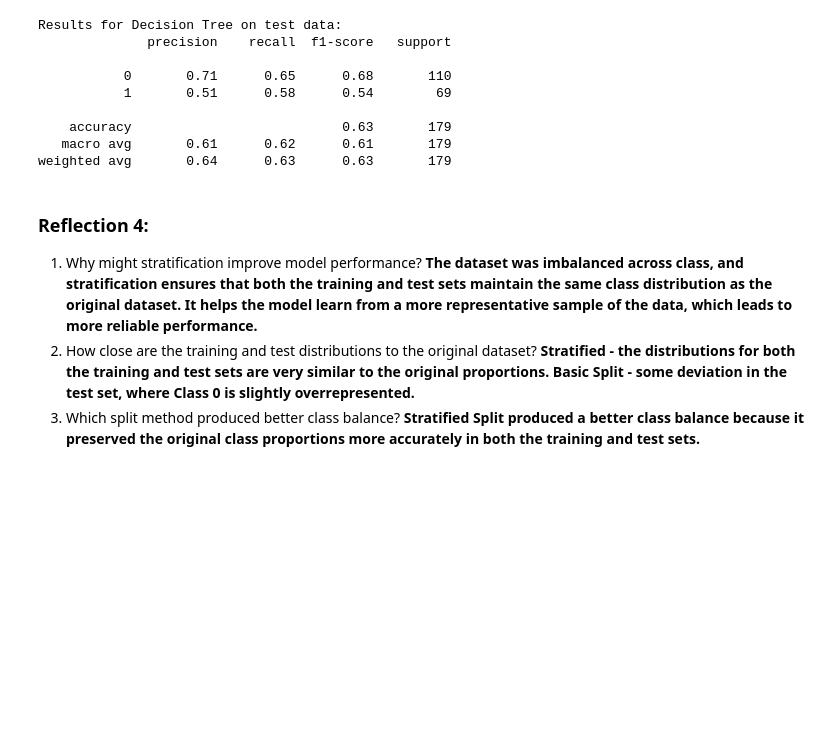
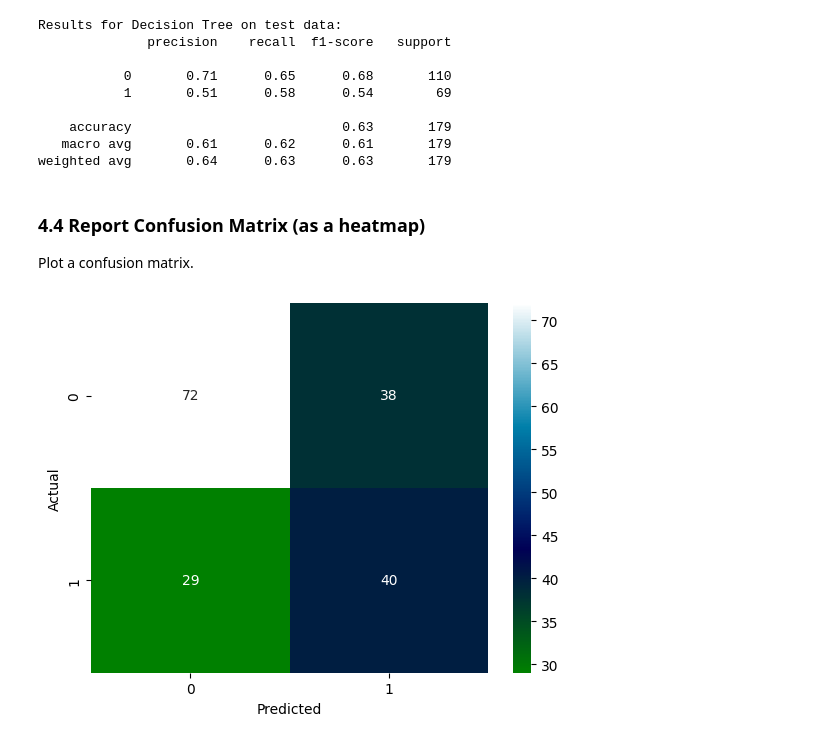
Before and after one commit to Bdowdle4/applied-ml-dowdle, a Jupyter notebook: lab03/ml03_dowdle.ipynb, the cells around one changed output. Drawn from its saved outputs; the diff is of its cells as text; code cells hidden in the pictures; blank space fills up the shorter version.

```diff
--- a/lab03/ml03_dowdle.ipynb
+++ b/lab03/ml03_dowdle.ipynb
@@ -222,9 +223,21 @@ Results for Decision Tree on test data:
     accuracy                           0.63       179
    macro avg       0.61      0.62      0.61       179
 weighted avg       0.64      0.63      0.63       179
-# %% [markdown]
-### Reflection 4:
-
-1) Why might stratification improve model performance? **The dataset was imbalanced across class, and stratification ensures that both the training and test sets maintain the same class distribution as the original dataset. It helps the model learn from a more representative sample of the data, which leads to more reliable performance.**
-2) How close are the training and test distributions to the original dataset? **Stratified - the distributions for both the training and test sets are very similar to the original proportions. Basic Split - some deviation in the test set, where Class 0 is slightly overrepresented.**
-3) Which split method produced better class balance? **Stratified Split produced a better class balance because it preserved the original class proportions more accurately in both the training and test sets.**
+# %% [markdown]
+### 4.4 Report Confusion Matrix (as a heatmap)
+Plot a confusion matrix.
+# %%
+# Create matrix
+cm = confusion_matrix(y_test, y_test_pred)
+
+# Create heatmap
+sns.heatmap(cm, annot=True, cmap='ocean')
+
+# Labels
+plt.xlabel('Predicted')
+plt.ylabel('Actual')
+# Show the plot
+plt.tight_layout
+plt.show()
+# %% [output]
+[figure, added]
```
Also changed, not shown: parts of 3 cells of this notebook, 1 other file.
